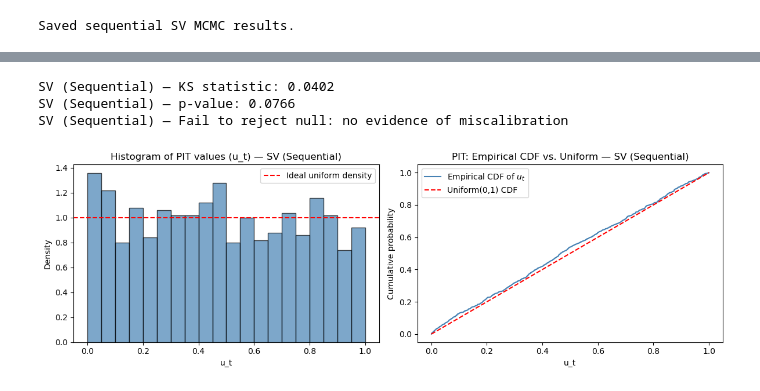
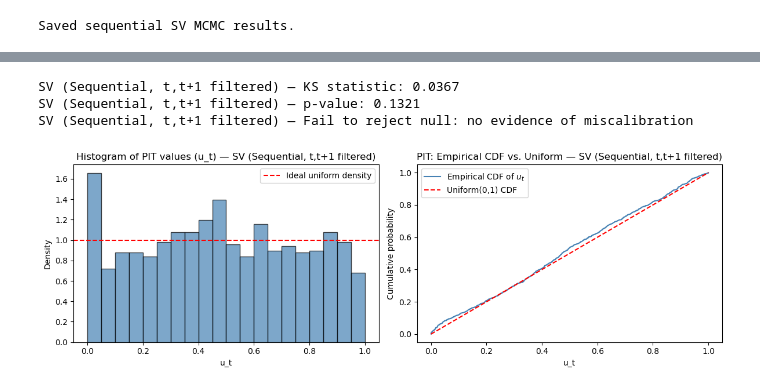
Before and after one commit to aditbasu1324/Volatility-Modelling-Through-Bayesian-Methods, a Jupyter notebook: Bayesian II-Copy3.ipynb, the cells around one changed output, grey strips where cells are left out. Cells and saved outputs as stored; diff of their text form; code cells hidden in the pictures.

```diff
--- a/Bayesian II-Copy3.ipynb
+++ b/Bayesian II-Copy3.ipynb
@@ -2115,12 +2332,17 @@ Particle Filter
 import numpy as np
 from scipy import stats as scipy_stats
 
-def particle_filter_sv(returns, mu, phi, sigma_eta, mu_return, N):
+def particle_filter_sv(returns, mu, phi, sigma_eta, mu_return, N, ls2_init=None):
     T = len(returns)
 
-    # Initialize particles from stationary distribution
-    init_std = sigma_eta / np.sqrt(1 - phi**2)
-    particles = np.random.normal(mu, init_std, N)
+    # Initialize particles from stationary distribution, unless a carried-forward state is
+    # given (sequential refits warm-start from the previous window's true end state; the
+    # regression fit has no prior window, so it always uses the default stationary init)
+    if ls2_init is None:
+        init_std = sigma_eta / np.sqrt(1 - phi**2)
+        particles = np.random.normal(mu, init_std, N)
+    else:
+        particles = np.full(N, ls2_init)
     log_likelihood = 0.0
     filtered_means = []
 
@@ -2491,19 +2804,20 @@ def fit_halfnorm_scale(samples):
     # For half-Normal, E[X] = scale * sqrt(2/pi)  =>  scale = mean / sqrt(2/pi)
     return float(np.array(samples).mean() / np.sqrt(2/np.pi))
 # %%
-def pmcmc_sequential(returns, n_mcmc=1000, N=500,
+def pmcmc_refit(returns, n_mcmc=1000, N=500,
                      mu_init=None, phi_init=None,
                      sigma_eta_init=None, mu_return_init=None,
                      mu_prior_mu=None, mu_prior_std=1.0,
                      phi_prior_a=7, phi_prior_b=1,
                      sigma_eta_prior_scale=0.5,
-                     mu_return_prior_mu=None, mu_return_prior_std=0.001):
+                     mu_return_prior_mu=None, mu_return_prior_std=0.001,
+                     ls2_init=None):
 
     mu_prior_mu        = mu_prior_mu or mu_init
     mu_return_prior_mu = mu_return_prior_mu or mu_return_init
 
     theta_current = np.array([mu_init, phi_init, sigma_eta_init, mu_return_init])
-    filtered_means_current, ll_current, _ = particle_filter_sv(returns, *theta_current, N=N)   # FIX: capture
+    filtered_means_current, ll_current, _ = particle_filter_sv(returns, *theta_current, N=N, ls2_init=ls2_init)   # FIX: capture; warm-start from carried state
 
     T = len(returns)
     samples    = np.zeros((n_mcmc, 4))
@@ -2545,7 +2859,7 @@ def pmcmc_sequential(returns, n_mcmc=1000, N=500,
             filtered_means_history[i] = filtered_means_current   # FIX: store on rejection
             continue
 
-        filtered_means_proposed, ll_proposed, _ = particle_filter_sv(returns, *theta_proposed, N=N)
+        filtered_means_proposed, ll_proposed, _ = particle_filter_sv(returns, *theta_proposed, N=N, ls2_init=ls2_init)
 
         log_alpha = (ll_proposed + log_prior(theta_proposed)) - (ll_current + log_prior(theta_current))
 
@@ -2668,6 +3018,10 @@ sequential_mcmc_sv = {
     "all_forecast_by_window":    all_forecast_sv_seq,
     "all_hv_per_draw_by_window": all_hv_per_draw_sv_seq,
     "all_samples_sv_by_window":  all_samples_sv_by_window,        # every window's posterior, avoids future re-runs
+    "forecast_sequential_filtered":    forecast_sequential_sv_filtered,
+    "pit_values_filtered":             all_pit_values_sv_seq_filtered,
+    "all_forecast_by_window_filtered": all_forecast_sv_seq_filtered,
+    "all_hv_per_draw_by_window_filtered": all_hv_per_draw_sv_seq_filtered,
 }
 
 with open("results/sv/sv_sequential_mcmc.pkl", "wb") as f:
@@ -2686,6 +3040,10 @@ with open("results/sv/sv_sequential_mcmc.pkl", "rb") as f:
     all_forecast_sv_seq        = sequential_mcmc_sv["all_forecast_by_window"]
     all_hv_per_draw_sv_seq     = sequential_mcmc_sv["all_hv_per_draw_by_window"]
     all_samples_sv_by_window = sequential_mcmc_sv["all_samples_sv_by_window"]
+    forecast_sequential_sv_filtered    = sequential_mcmc_sv["forecast_sequential_filtered"]
+    all_pit_values_sv_seq_filtered     = sequential_mcmc_sv["pit_values_filtered"]
+    all_forecast_sv_seq_filtered       = sequential_mcmc_sv["all_forecast_by_window_filtered"]
+    all_hv_per_draw_sv_seq_filtered    = sequential_mcmc_sv["all_hv_per_draw_by_window_filtered"]
 # %%
 forecast_sequential_sv_pieces = []
 forecast_sequential_sv_dates = []
@@ -2774,12 +3175,12 @@ assert len(all_pit_values_sv_seq) == len(dates_sequential_sv_pit), \
 assert len(all_pit_values_sv_seq) == len(returns_sequential_sv), \
     f"Mismatch: {len(all_pit_values_sv_seq)} PIT values vs {len(returns_sequential_sv)} returns"
 # %%
-ks_stat_seq_sv, p_value_seq_sv = scipy_stats.kstest(all_pit_values_sv_seq, 'uniform')
-print_pit_result(ks_stat_seq_sv, p_value_seq_sv, label="SV (Sequential)")
-plot_pit(all_pit_values_sv_seq, label="SV (Sequential)")
+ks_stat_seq_sv, p_value_seq_sv = scipy_stats.kstest(all_pit_values_sv_seq_filtered, 'uniform')
+print_pit_result(ks_stat_seq_sv, p_value_seq_sv, label="SV (Sequential, t,t+1 filtered)")
+plot_pit(all_pit_values_sv_seq_filtered, label="SV (Sequential, t,t+1 filtered)")
 # %% [output]
-SV (Sequential) — KS statistic: 0.0402
-SV (Sequential) — p-value: 0.0766
-SV (Sequential) — Fail to reject null: no evidence of miscalibration
+SV (Sequential, t,t+1 filtered) — KS statistic: 0.0367
+SV (Sequential, t,t+1 filtered) — p-value: 0.1321
+SV (Sequential, t,t+1 filtered) — Fail to reject null: no evidence of miscalibration
-[figure, old version]
+[figure, new version]
 # %%
```
Also changed, not shown: parts of 118 cells of this notebook, 6 other files.
